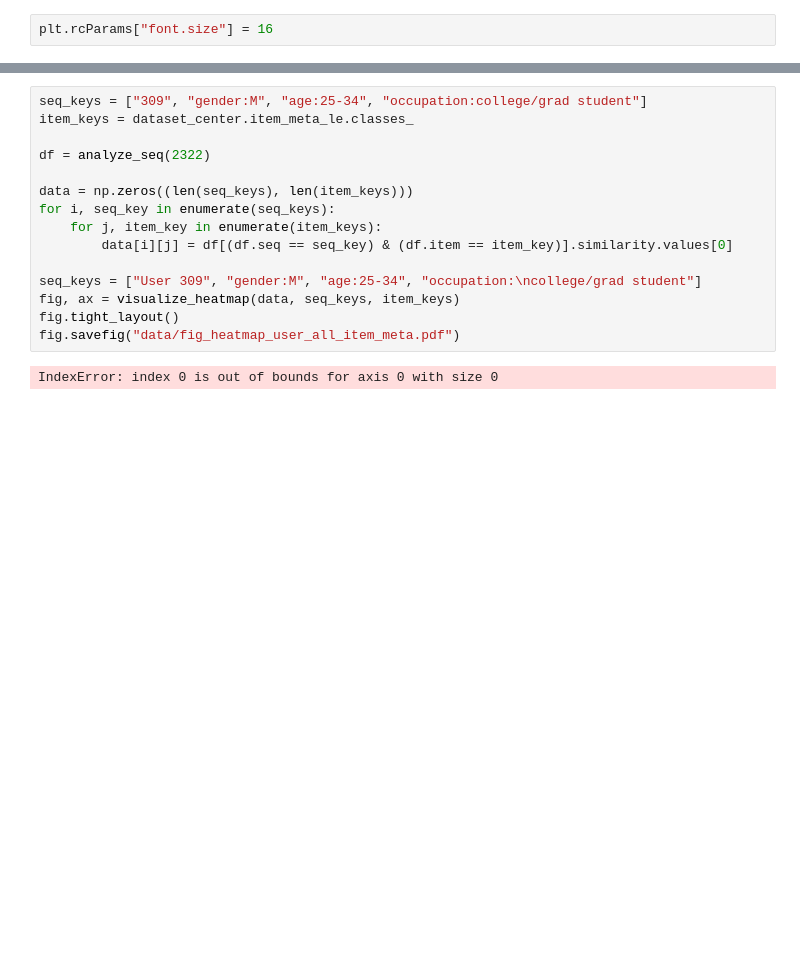
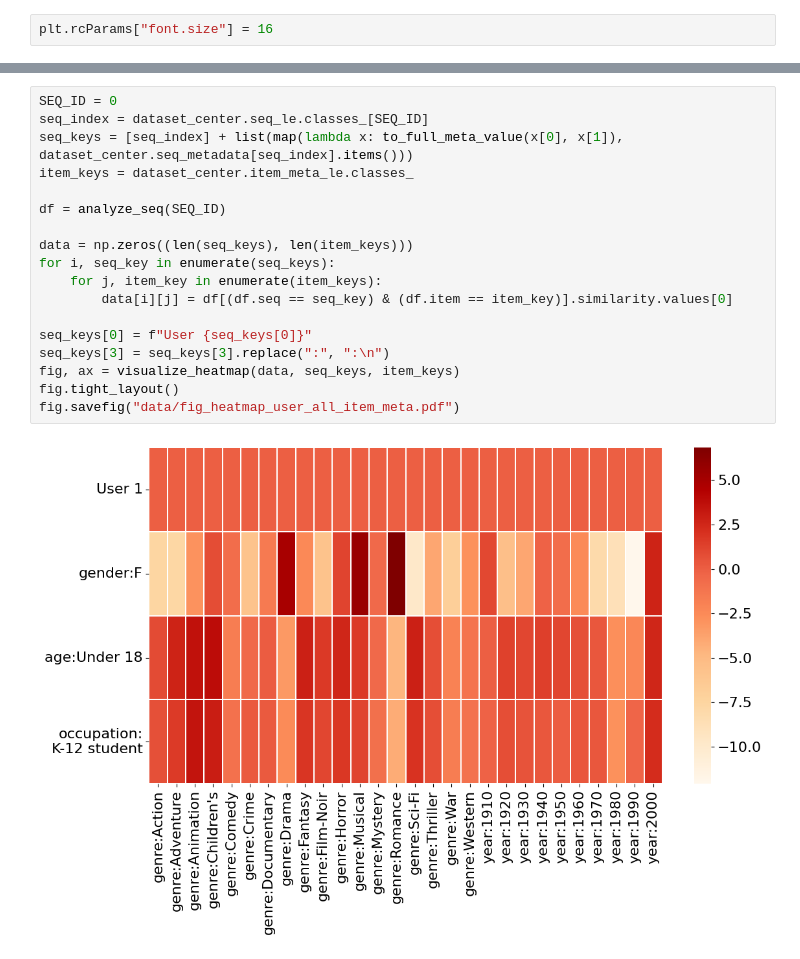
Before and after one commit to tishii2479/aau2v, a Jupyter notebook: notebooks/visualize_meta_matrix_movielens.ipynb, the cells around one changed output, grey strips where cells are left out. Saved outputs shown, nothing was run; the diff lists cells and outputs as text; blank space fills up the shorter version.

```diff
--- a/notebooks/visualize_meta_matrix_movielens.ipynb
+++ b/notebooks/visualize_meta_matrix_movielens.ipynb
@@ -262,17 +261,20 @@ fig.savefig("data/fig_heatmap_user_item_meta.pdf")
 # %%
-seq_keys = ["309", "gender:M", "age:25-34", "occupation:college/grad student"]
+SEQ_ID = 0
+seq_index = dataset_center.seq_le.classes_[SEQ_ID]
+seq_keys = [seq_index] + list(map(lambda x: to_full_meta_value(x[0], x[1]), dataset_center.seq_metadata[seq_index].items()))
 item_keys = dataset_center.item_meta_le.classes_
 
-df = analyze_seq(2322)
+df = analyze_seq(SEQ_ID)
 
 data = np.zeros((len(seq_keys), len(item_keys)))
 for i, seq_key in enumerate(seq_keys):
     for j, item_key in enumerate(item_keys):
         data[i][j] = df[(df.seq == seq_key) & (df.item == item_key)].similarity.values[0]
 
-seq_keys = ["User 309", "gender:M", "age:25-34", "occupation:\ncollege/grad student"]
+seq_keys[0] = f"User {seq_keys[0]}"
+seq_keys[3] = seq_keys[3].replace(":", ":\n")
 fig, ax = visualize_heatmap(data, seq_keys, item_keys)
 fig.tight_layout()
 fig.savefig("data/fig_heatmap_user_all_item_meta.pdf")
 # %% [output]
-IndexError: index 0 is out of bounds for axis 0 with size 0
+[figure, added]
```
Also changed, not shown: parts of 4 cells of this notebook, 4 other files.
